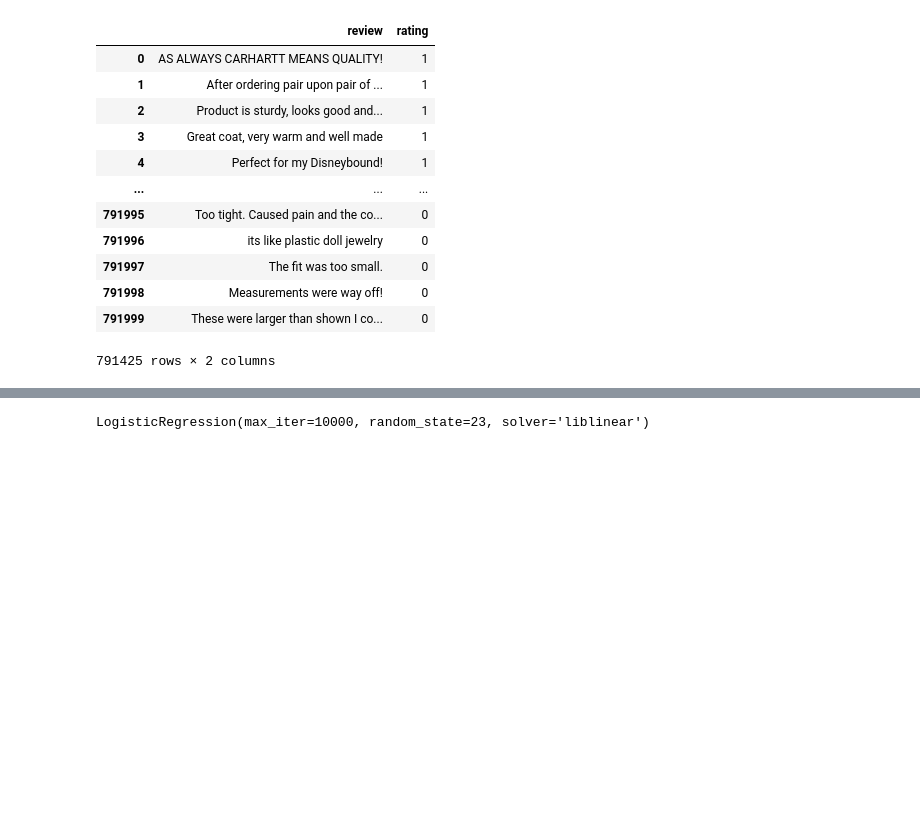
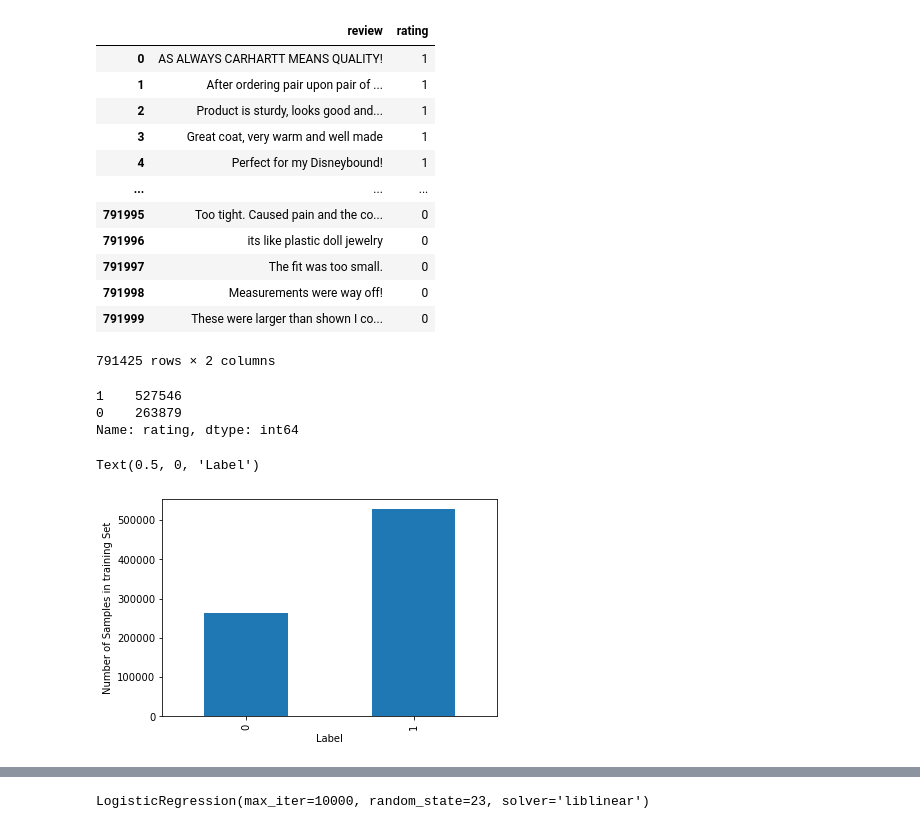
Before and after one commit to prajwalmani/Review-Sentiment-Analysis-App, a Jupyter notebook: modeling .ipynb, the cells around one changed output, grey strips where cells are left out. Cells and saved outputs as stored; diff of their text form; code cells hidden in the pictures; blank space fills up the shorter version.

```diff
--- a/modeling .ipynb
+++ b/modeling .ipynb
@@ -164,3 +164,16 @@ df
 | 791998 | Measurements were way off! | 0 |
 | 791999 | These were larger than shown I co... | 0 |
 791425 rows × 2 columns
+# %%
+df['rating'].value_counts()
+# %% [output]
+1    527546
+0    263879
+Name: rating, dtype: int64
+# %%
+ax = df['rating'].value_counts(sort=False).plot(kind='bar')
+ax.set_ylabel('Number of Samples in training Set')
+ax.set_xlabel('Label')
+# %% [output]
+Text(0.5, 0, 'Label')
+[figure, added]
```
Also changed, not shown: parts of 21 cells of this notebook, 6 other files.
